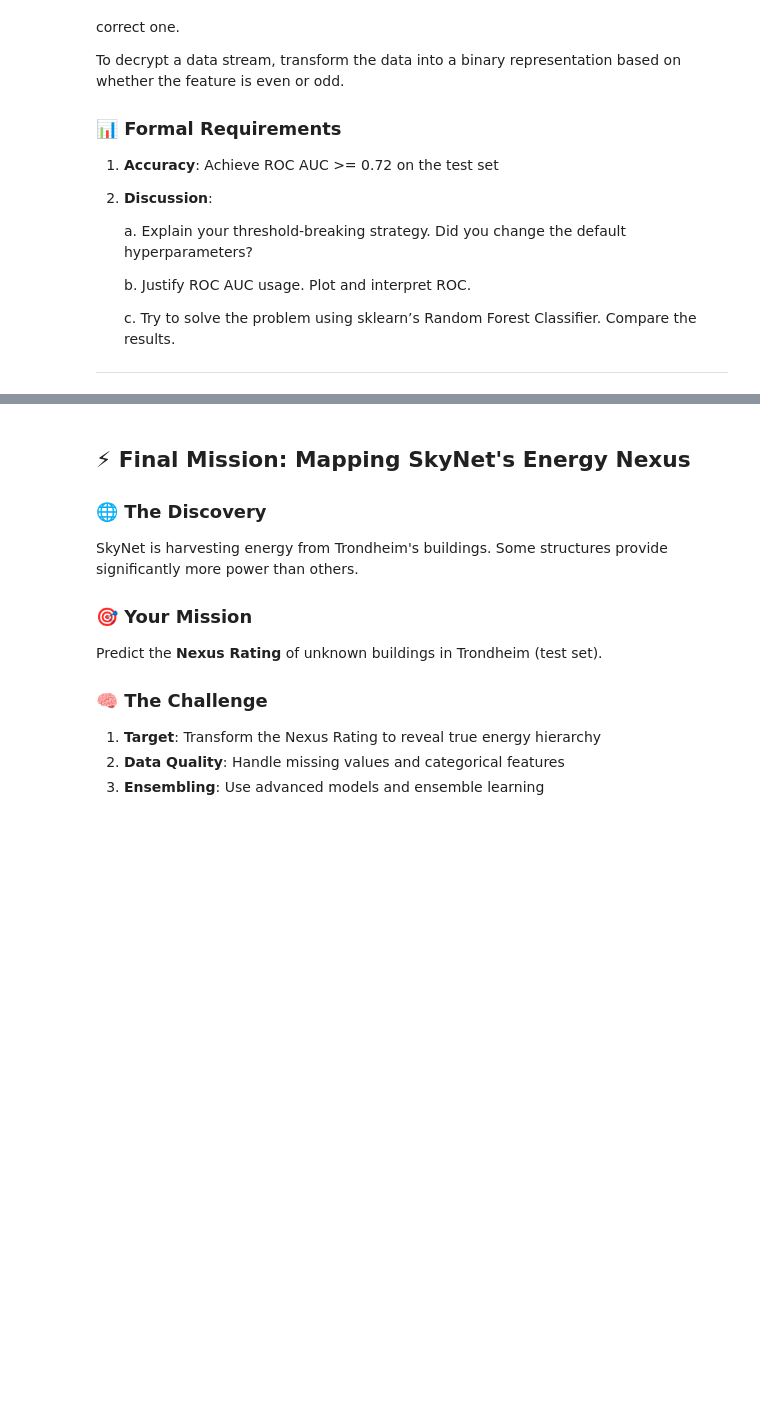
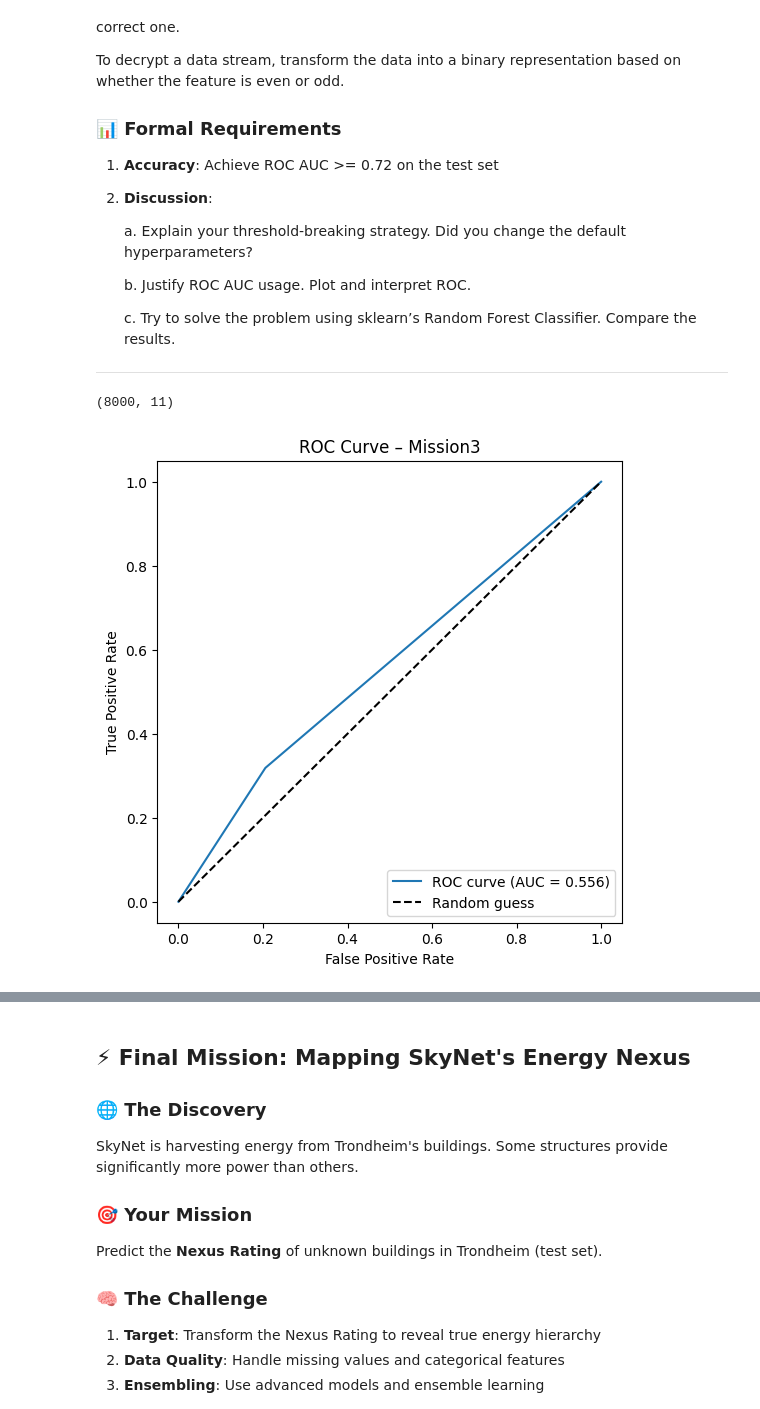
Before and after one commit to joonseren/TDT4172-Introduction-to-Machine-Learning, a Jupyter notebook: Assignment1/Chapter_1.ipynb, the cells around one changed output, grey strips where cells are left out. Cells and saved outputs as stored; diff of their text form; code cells hidden in the pictures; blank space fills up the shorter version.

```diff
--- a/Assignment1/Chapter_1.ipynb
+++ b/Assignment1/Chapter_1.ipynb
@@ -366,0 +365,41 @@ test = pd.read_csv('mission3_test.csv')
+# %%
+# data processing
+
+train = pd.read_csv('mission3_train.csv')
+test = pd.read_csv('mission3_test.csv')
+
+y_train = train.iloc[:, -1].values
+X_train = train.iloc[:, :-1].values
+y_test = test.iloc[:, -1].values
+X_test = test.iloc[:, :-1].values
+
+# encryption
+
+
+print(X_train.shape)
+# %% [output]
+(8000, 11)
+# %%
+# decision tree
+
+from decision_tree_mission3 import DecisionTreeMission3
+
+dtree = DecisionTreeMission3()
+
+dtree.fit(X_train, y_train)
+
+
+
+
+tpr, fpr, auc = dtree.roc_metrics(X_test, y_test)
+
+plt.figure(figsize=(6,6))
+plt.plot(fpr, tpr, label=f'ROC curve (AUC = {auc:.3f})')
+plt.plot([0, 1], [0, 1], 'k--', label='Random guess')
+plt.xlabel('False Positive Rate')
+plt.ylabel('True Positive Rate')
+plt.title('ROC Curve – Mission3')
+plt.legend(loc='lower right')
+plt.show()
+# %% [output]
+[figure, added]
```
Also changed, not shown: parts of 18 cells of this notebook, 32 other files.
